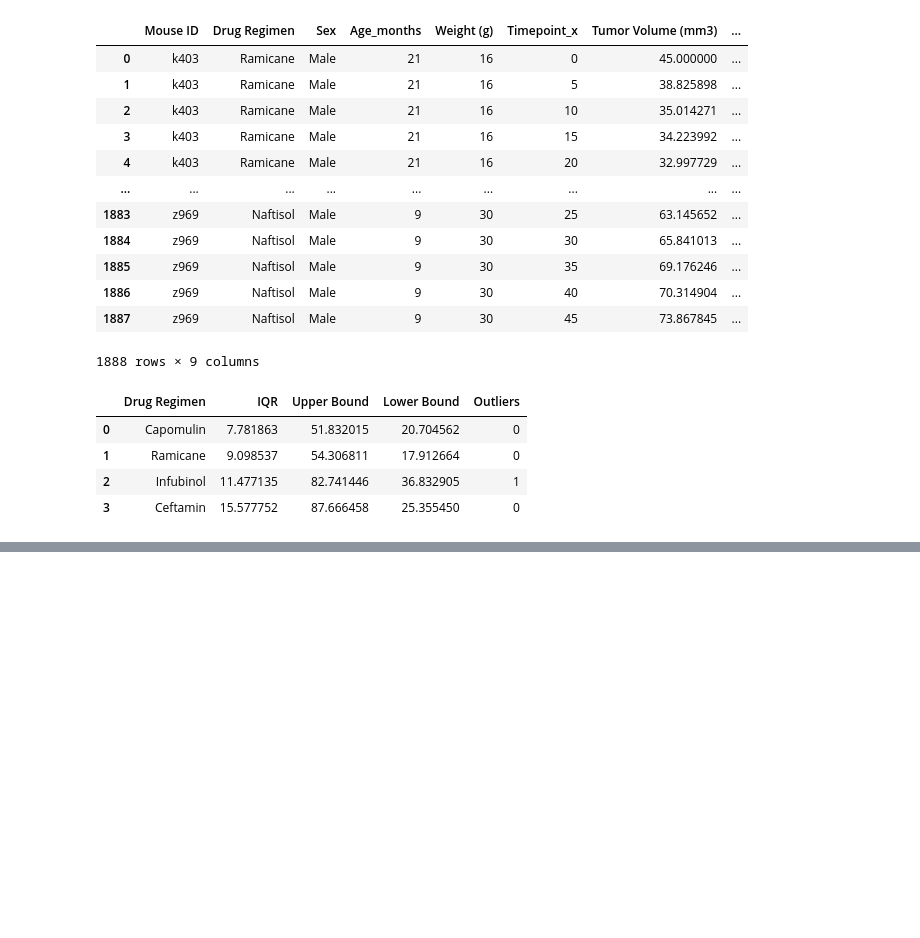
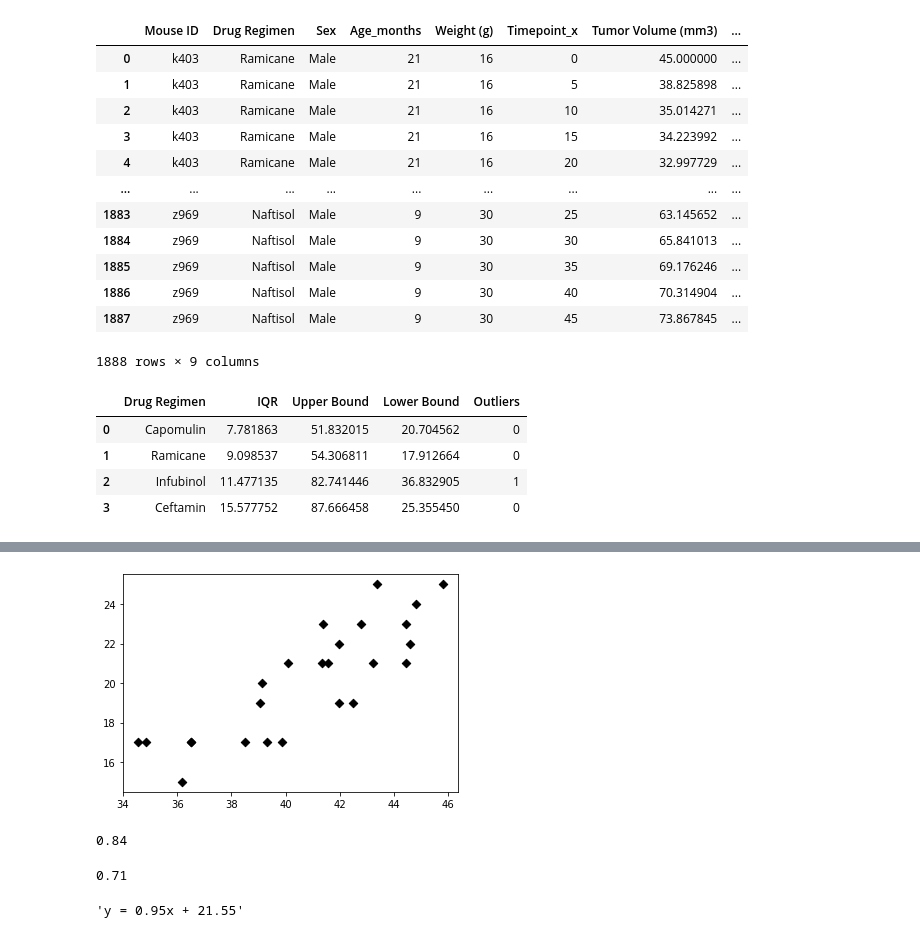
Before and after one commit to Prakb2401/matplotlib-challenge, a Jupyter notebook: Pymaceuticals/Pymaceuticals.ipynb, the cells around one changed output, grey strips where cells are left out. Saved outputs shown, nothing was run; the diff lists cells and outputs as text; code cells hidden in the pictures; blank space fills up the shorter version.

```diff
--- a/Pymaceuticals/Pymaceuticals.ipynb
+++ b/Pymaceuticals/Pymaceuticals.ipynb
@@ -264,0 +294,10 @@ TypeError: ylabel() missing 1 required positional argument: 'ylabel'
+# %%
+# Generate a scatter plot of average tumor volume vs. mouse weight for the Capomulin regimen
+scatter1 = Pymaceuticals_df2.loc[Pymaceuticals_df2["Drug Regimen"] == "Capomulin"]
+scatter1 = scatter1.groupby("Mouse ID").mean()
+scatter2 = plt.scatter(scatter1["Tumor Volume (mm3)"], scatter1["Weight (g)"], marker = "D", color = "black")
+plt.title = ("Average Tumor Volume vs. Mouse Weight for the Capomulin Regimen")
+plt.xlabel = ("Average Tumor Volume")
+plt.ylabel = ("Average Mouse Weight")
+# %% [output]
+[figure, added]
@@ -264,0 +307,6 @@ TypeError: ylabel() missing 1 required positional argument: 'ylabel'
+# %%
+# Calculate the correlation coefficient
+corr_ceof1 = round(st.pearsonr(x,y)[0],2)
+corr_ceof1
+# %% [output]
+0.84
@@ -264,0 +315,5 @@ TypeError: ylabel() missing 1 required positional argument: 'ylabel'
+# %%
+r_squared = round(r_value*r_value,2)
+r_squared
+# %% [output]
+0.71
@@ -264,0 +323,5 @@ TypeError: ylabel() missing 1 required positional argument: 'ylabel'
+# %%
+regression2 = "y = " +str(round(slope,2)) + "x + " + str(round(intercept, 2))
+regression2
+# %% [output]
+'y = 0.95x + 21.55'
```
Also changed, not shown: parts of 23 cells of this notebook.
